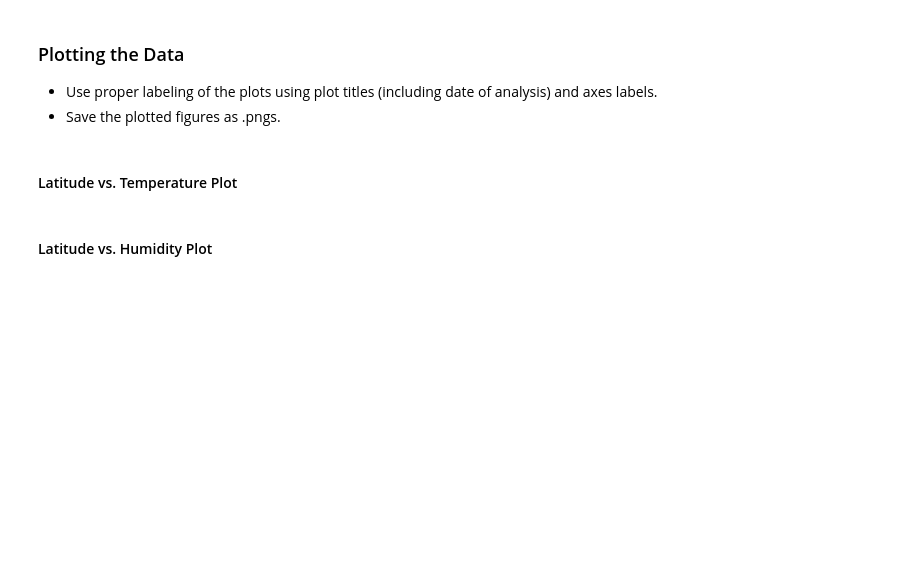
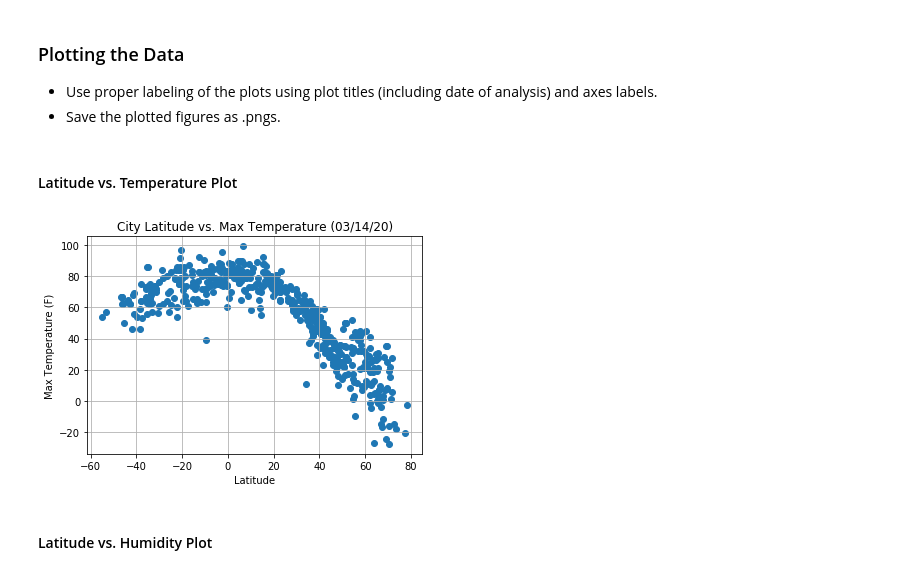
Before and after one commit to Rob-Ottogalli/python-api-challenge, a Jupyter notebook: starter_code/WeatherPy_Robert Ottogalli.ipynb, the cells around one changed output. Saved outputs shown, nothing was run; the diff lists cells and outputs as text; code cells hidden in the pictures; blank space fills up the shorter version.

Commit message:
Completed WeatherPY

```diff
--- a/starter_code/WeatherPy_Robert Ottogalli.ipynb
+++ b/starter_code/WeatherPy_Robert Ottogalli.ipynb
@@ -165,8 +165,10 @@ NameError: name 'weather_json' is not defined
 * Export the city data into a .csv.
 * Display the DataFrame
 # %%
+# Convert all_cities_weather dictionary to a DataFrame
 Summary = pd.DataFrame.from_dict(all_cities_weather, orient="index")
 
+# Rename the DataFrame columns
 Summary = Summary.rename(columns=
                         {0:"City",
                         1:"Cloudiness",
@@ -178,5 +180,8 @@ Summary = Summary.rename(columns=
                         7:"Max Temp",
                         8:"Wind Speed"}
                         )
-Summary
-Summary.reset_index(drop=True)
+# Reset index.
+Summary = Summary.reset_index(drop=True)
+
+# Display head
+Summary.head()
@@ -187,4 +213,28 @@ Summary.reset_index(drop=True)
 # %% [markdown]
 #### Latitude vs. Temperature Plot
+# %%
+# Set x and y values
+x_values=Summary["Lat"]
+y_values=Summary["Max Temp"]
+
+# Build plot
+plt.scatter(x_values, y_values)
+
+# Set title and axis labels
+plt.title(f"City Latitude vs. Max Temperature ({formatted_date})")
+plt.xlabel("Latitude")
+plt.ylabel("Max Temperature (F)")
+
+# Add grid
+plt.grid()
+
+# Create figure and export
+fig4 = plt.gcf()
+fig4.savefig("Output/Figures/Global_Latitude_vs_Temp.png")
+
+# Show plot
+plt.show()
+# %% [output]
+[figure, added]
 # %% [markdown]
 #### Latitude vs. Humidity Plot
```
Also changed, not shown: parts of 21 cells of this notebook, 13 other files.
